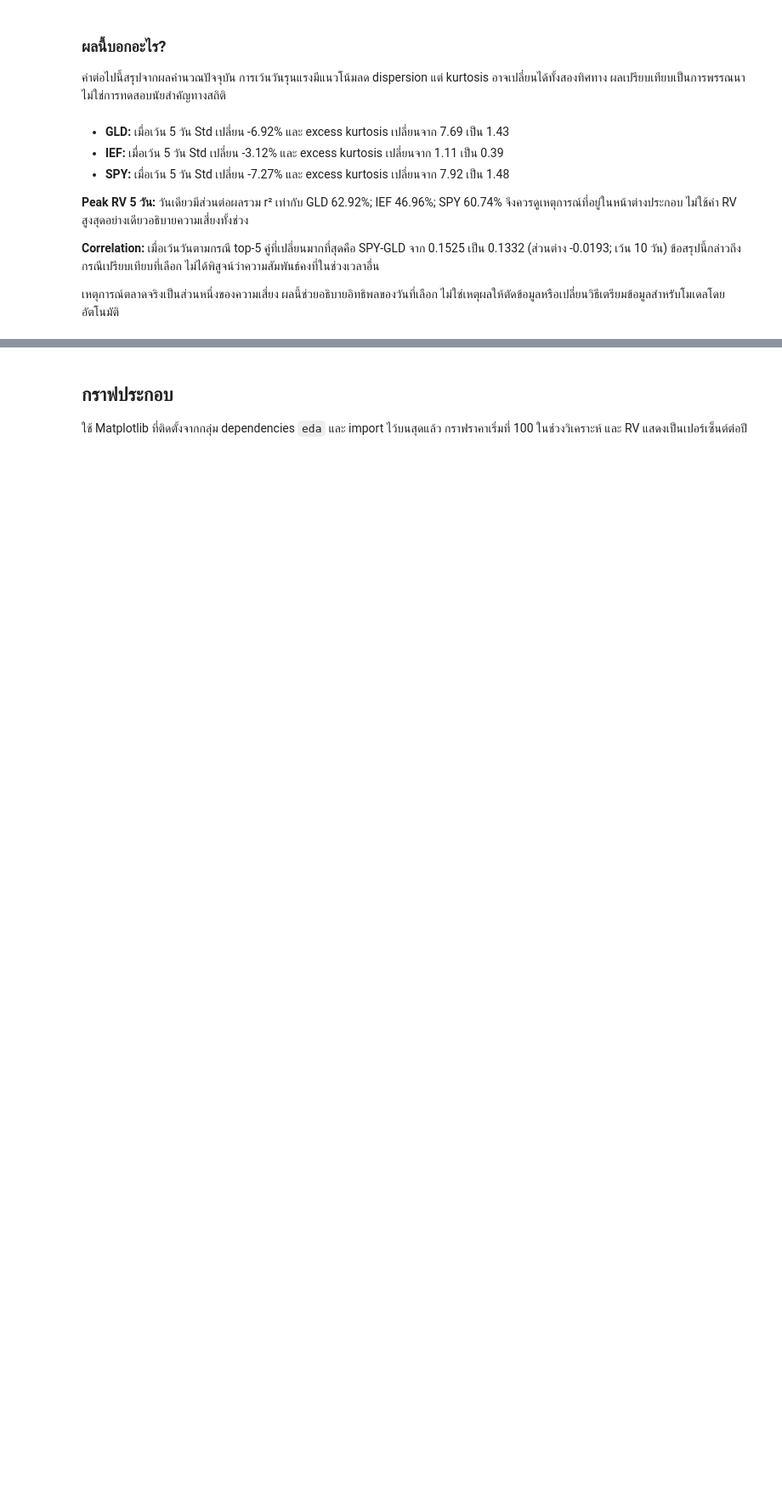
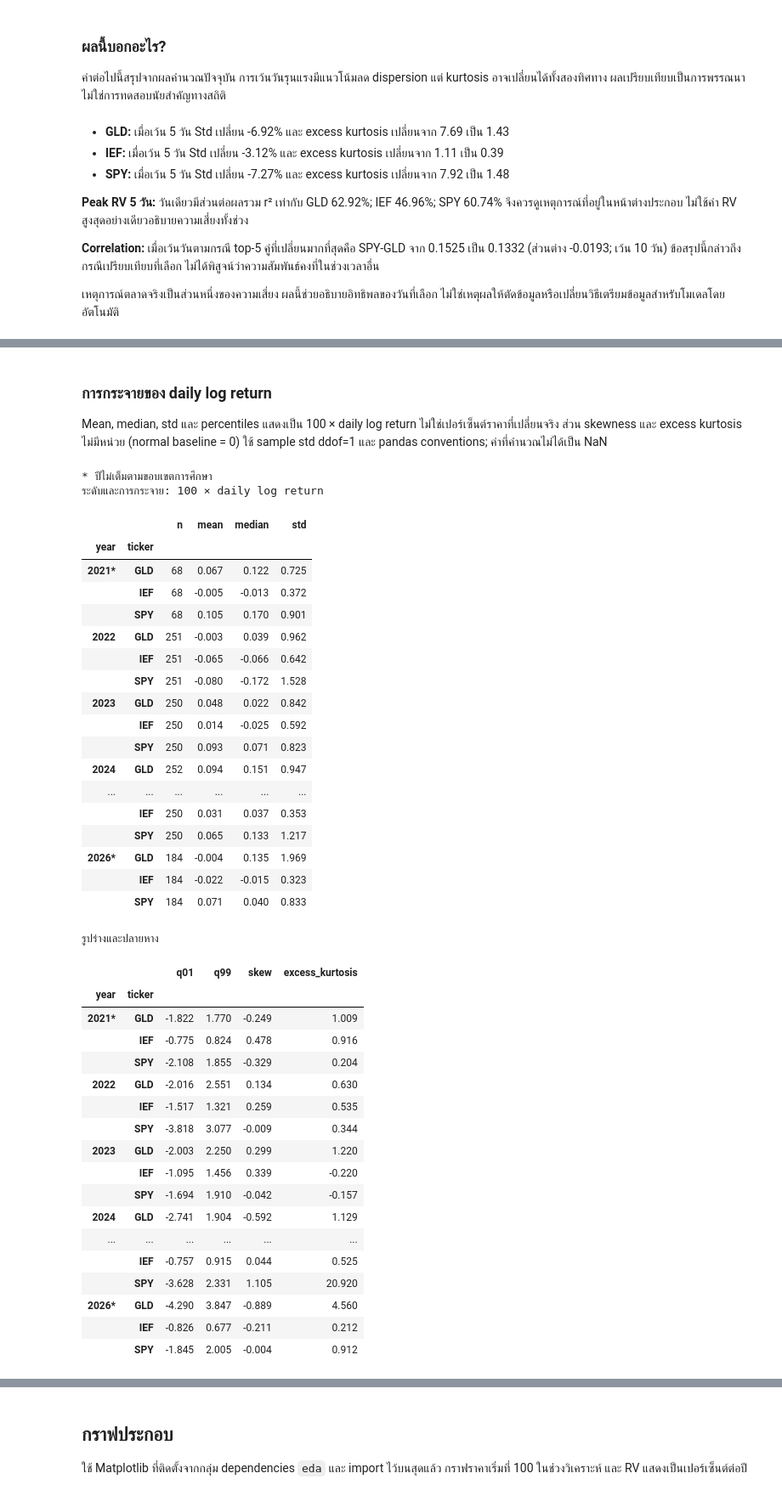
Before and after one commit to 01aptx01/datasci-and-dataen-project, a Jupyter notebook: notebooks/01_eda_market_prices.ipynb, the cells around one changed output, grey strips where cells are left out. Shown at 85% size. Cells and saved outputs as stored; diff of their text form; code cells hidden in the pictures; blank space fills up the shorter version.

```diff
--- a/notebooks/01_eda_market_prices.ipynb
+++ b/notebooks/01_eda_market_prices.ipynb
@@ -617,0 +654,54 @@ display(Markdown(
+# %% [markdown]
+### การกระจายของ daily log return
+Mean, median, std และ percentiles แสดงเป็น 100 × daily log return ไม่ใช่เปอร์เซ็นต์ราคาที่เปลี่ยนจริง ส่วน skewness และ excess kurtosis ไม่มีหน่วย (normal baseline = 0) ใช้ sample std ddof=1 และ pandas conventions; ค่าที่คำนวณไม่ได้เป็น NaN
+# %%
+g = annual.groupby(['year','ticker'])['log_return']
+yearly_level = g.agg(n='count', mean='mean', median='median', std='std')
+yearly_shape = g.agg(q01=lambda x:x.quantile(.01), q99=lambda x:x.quantile(.99), skew='skew', excess_kurtosis=lambda x:x.kurt())
+yearly_level[['mean','median','std']] *= 100
+yearly_shape[['q01','q99']] *= 100
+print('* ปีไม่เต็มตามขอบเขตการศึกษา')
+print('ระดับและการกระจาย: 100 × daily log return')
+display(yearly_level.rename(index=year_label, level='year').round(3))
+print('รูปร่างและปลายหาง')
+display(yearly_shape.rename(index=year_label, level='year').round(3))
+# %% [output]
+* ปีไม่เต็มตามขอบเขตการศึกษา
+ระดับและการกระจาย: 100 × daily log return
+|  |  | n | mean | median | std |
+| year | ticker |  |  |  |  |
+| 2021* | GLD | 68 | 0.067 | 0.122 | 0.725 |
+|  | IEF | 68 | -0.005 | -0.013 | 0.372 |
+|  | SPY | 68 | 0.105 | 0.170 | 0.901 |
+| 2022 | GLD | 251 | -0.003 | 0.039 | 0.962 |
+|  | IEF | 251 | -0.065 | -0.066 | 0.642 |
+|  | SPY | 251 | -0.080 | -0.172 | 1.528 |
+| 2023 | GLD | 250 | 0.048 | 0.022 | 0.842 |
+|  | IEF | 250 | 0.014 | -0.025 | 0.592 |
+|  | SPY | 250 | 0.093 | 0.071 | 0.823 |
+| 2024 | GLD | 252 | 0.094 | 0.151 | 0.947 |
+| ... | ... | ... | ... | ... | ... |
+|  | IEF | 250 | 0.031 | 0.037 | 0.353 |
+|  | SPY | 250 | 0.065 | 0.133 | 1.217 |
+| 2026* | GLD | 184 | -0.004 | 0.135 | 1.969 |
+|  | IEF | 184 | -0.022 | -0.015 | 0.323 |
+|  | SPY | 184 | 0.071 | 0.040 | 0.833 |
+รูปร่างและปลายหาง
+|  |  | q01 | q99 | skew | excess_kurtosis |
+| year | ticker |  |  |  |  |
+| 2021* | GLD | -1.822 | 1.770 | -0.249 | 1.009 |
+|  | IEF | -0.775 | 0.824 | 0.478 | 0.916 |
+|  | SPY | -2.108 | 1.855 | -0.329 | 0.204 |
+| 2022 | GLD | -2.016 | 2.551 | 0.134 | 0.630 |
+|  | IEF | -1.517 | 1.321 | 0.259 | 0.535 |
+|  | SPY | -3.818 | 3.077 | -0.009 | 0.344 |
+| 2023 | GLD | -2.003 | 2.250 | 0.299 | 1.220 |
+|  | IEF | -1.095 | 1.456 | 0.339 | -0.220 |
+|  | SPY | -1.694 | 1.910 | -0.042 | -0.157 |
+| 2024 | GLD | -2.741 | 1.904 | -0.592 | 1.129 |
+| ... | ... | ... | ... | ... | ... |
+|  | IEF | -0.757 | 0.915 | 0.044 | 0.525 |
+|  | SPY | -3.628 | 2.331 | 1.105 | 20.920 |
+| 2026* | GLD | -4.290 | 3.847 | -0.889 | 4.560 |
+|  | IEF | -0.826 | 0.677 | -0.211 | 0.212 |
+|  | SPY | -1.845 | 2.005 | -0.004 | 0.912 |
```
Also changed, not shown: parts of 11 cells of this notebook, 2 other files.
